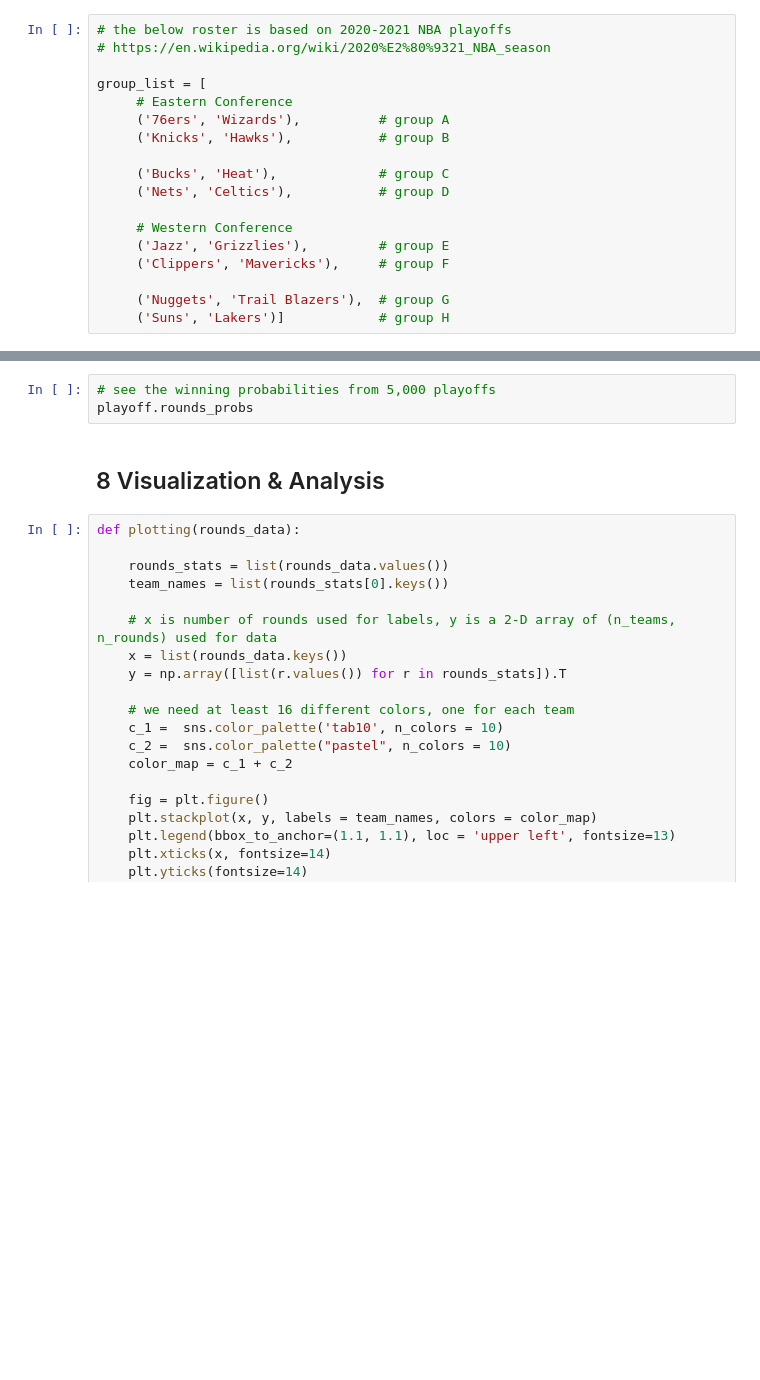
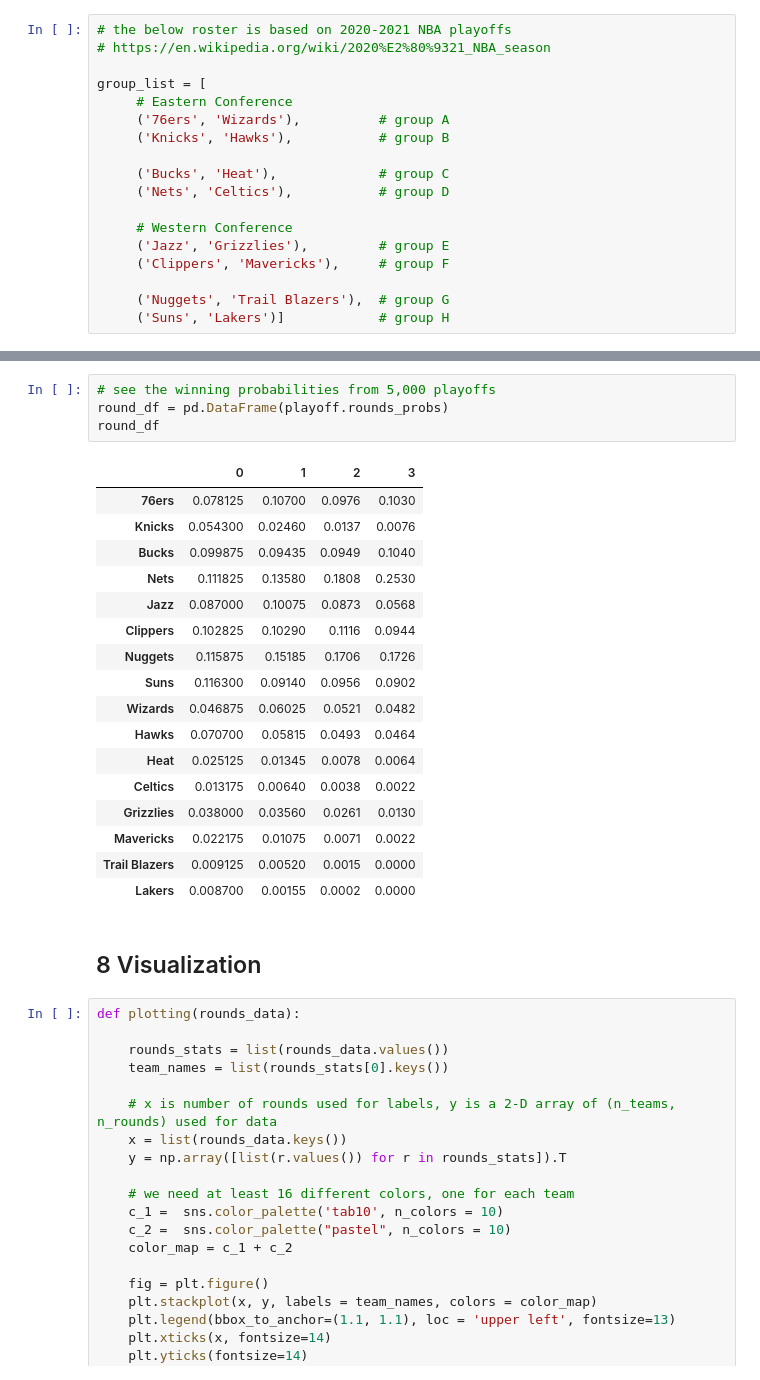
Before and after one commit to Jackey-Marine/NBA_SVM, a Jupyter notebook: Data_pre and SVM.ipynb, the cells around one changed output, grey strips where cells are left out. Drawn from its saved outputs; the diff is of its cells as text; blank space fills up the shorter version.

```diff
--- a/Data_pre and SVM.ipynb
+++ b/Data_pre and SVM.ipynb
@@ -522,8 +533,27 @@ TypeError: '>' not supported between instances of 'numpy.ndarray' and 'int'
 # %%
 # see the winning probabilities from 5,000 playoffs
-playoff.rounds_probs
+round_df = pd.DataFrame(playoff.rounds_probs)
+round_df
+# %% [output]
+|  | 0 | 1 | 2 | 3 |
+| 76ers | 0.078125 | 0.10700 | 0.0976 | 0.1030 |
+| Knicks | 0.054300 | 0.02460 | 0.0137 | 0.0076 |
+| Bucks | 0.099875 | 0.09435 | 0.0949 | 0.1040 |
+| Nets | 0.111825 | 0.13580 | 0.1808 | 0.2530 |
+| Jazz | 0.087000 | 0.10075 | 0.0873 | 0.0568 |
+| Clippers | 0.102825 | 0.10290 | 0.1116 | 0.0944 |
+| Nuggets | 0.115875 | 0.15185 | 0.1706 | 0.1726 |
+| Suns | 0.116300 | 0.09140 | 0.0956 | 0.0902 |
+| Wizards | 0.046875 | 0.06025 | 0.0521 | 0.0482 |
+| Hawks | 0.070700 | 0.05815 | 0.0493 | 0.0464 |
+| Heat | 0.025125 | 0.01345 | 0.0078 | 0.0064 |
+| Celtics | 0.013175 | 0.00640 | 0.0038 | 0.0022 |
+| Grizzlies | 0.038000 | 0.03560 | 0.0261 | 0.0130 |
+| Mavericks | 0.022175 | 0.01075 | 0.0071 | 0.0022 |
+| Trail Blazers | 0.009125 | 0.00520 | 0.0015 | 0.0000 |
+| Lakers | 0.008700 | 0.00155 | 0.0002 | 0.0000 |
 # %% [markdown]
-## 8 Visualization & Analysis
+## 8 Visualization
 # %%
 def plotting(rounds_data):
 
```
Also changed, not shown: parts of 9 cells of this notebook, 5 other files.
